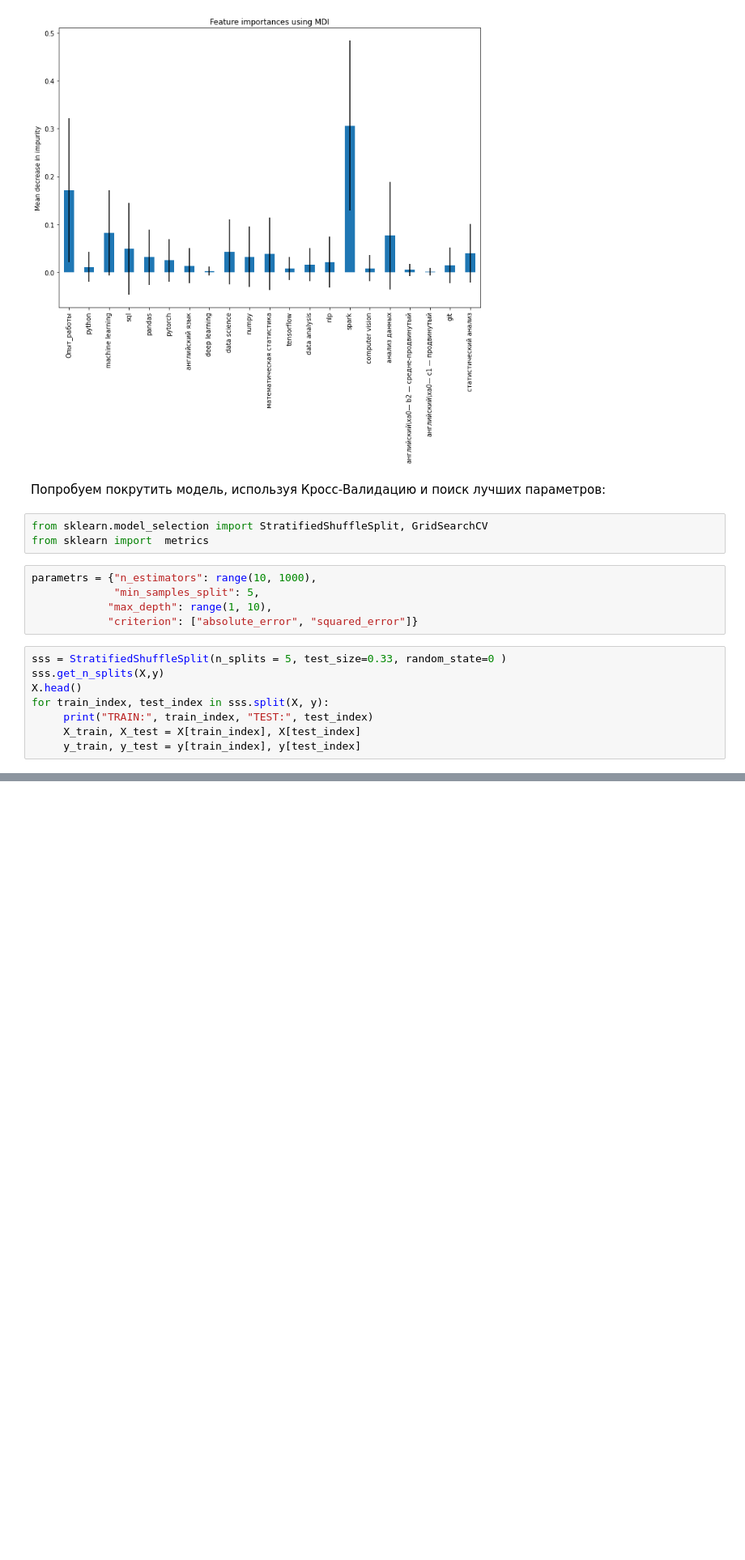
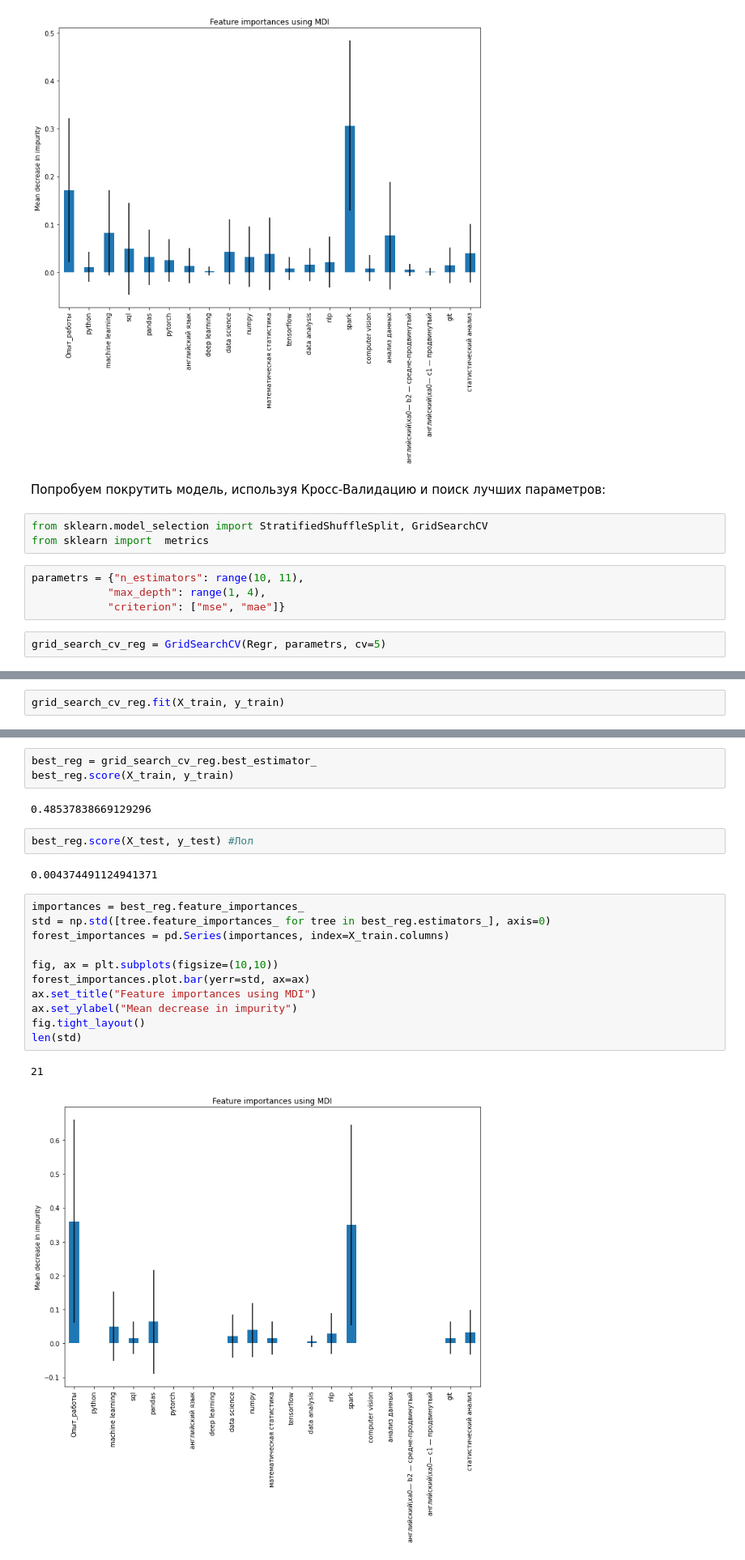
Before and after one commit to dan2qay/HHruAnalys, a Jupyter notebook: Analys.ipynb, the cells around one changed output, grey strips where cells are left out. Shown at 81% size. Saved outputs shown, nothing was run; the diff lists cells and outputs as text; blank space fills up the shorter version.

Commit message:
Add files via upload
Обучили RandomForest. Судя по показателю на тесте, влияние на заработную плату параметров для одной группы, существенно уменьшается для второй.

```diff
--- a/Analys.ipynb
+++ b/Analys.ipynb
@@ -252,15 +252,8 @@ len(std)
 from sklearn.model_selection import StratifiedShuffleSplit, GridSearchCV
 from sklearn import  metrics
 # %%
-parametrs = {"n_estimators": range(10, 1000),
-             "min_samples_split": 5,
-            "max_depth": range(1, 10),
-            "criterion": ["absolute_error", "squared_error"]}
+parametrs = {"n_estimators": range(10, 11),
+            "max_depth": range(1, 4),
+            "criterion": ["mse", "mae"]}
 # %%
-sss = StratifiedShuffleSplit(n_splits = 5, test_size=0.33, random_state=0 )
-sss.get_n_splits(X,y)
-X.head()
-for train_index, test_index in sss.split(X, y):
-     print("TRAIN:", train_index, "TEST:", test_index)
-     X_train, X_test = X[train_index], X[test_index]
-     y_train, y_test = y[train_index], y[test_index]
+grid_search_cv_reg = GridSearchCV(Regr, parametrs, cv=5)
@@ -268,0 +266,2 @@ ValueError: The least populated class in y has only 1 member, which is too few.
+# %%
+grid_search_cv_reg.fit(X_train, y_train)
@@ -268,0 +277,23 @@ ValueError: The least populated class in y has only 1 member, which is too few.
+# %%
+best_reg = grid_search_cv_reg.best_estimator_
+best_reg.score(X_train, y_train)
+# %% [output]
+0.48537838669129296
+# %%
+best_reg.score(X_test, y_test) #Лол
+# %% [output]
+0.004374491124941371
+# %%
+importances = best_reg.feature_importances_
+std = np.std([tree.feature_importances_ for tree in best_reg.estimators_], axis=0)
+forest_importances = pd.Series(importances, index=X_train.columns)
+
+fig, ax = plt.subplots(figsize=(10,10))
+forest_importances.plot.bar(yerr=std, ax=ax)
+ax.set_title("Feature importances using MDI")
+ax.set_ylabel("Mean decrease in impurity")
+fig.tight_layout()
+len(std)
+# %% [output]
+21
+[figure, added]
```
Also changed, not shown: parts of 5 cells of this notebook.
